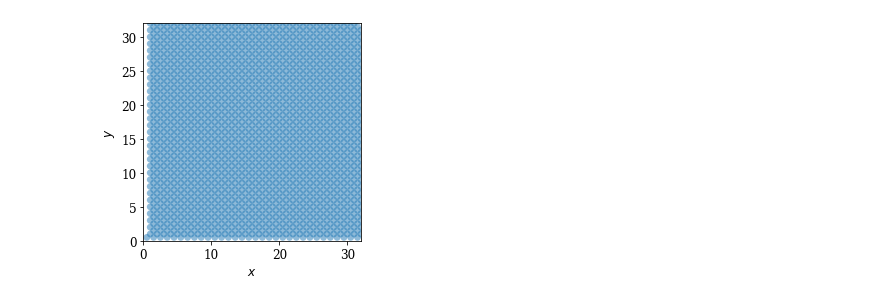
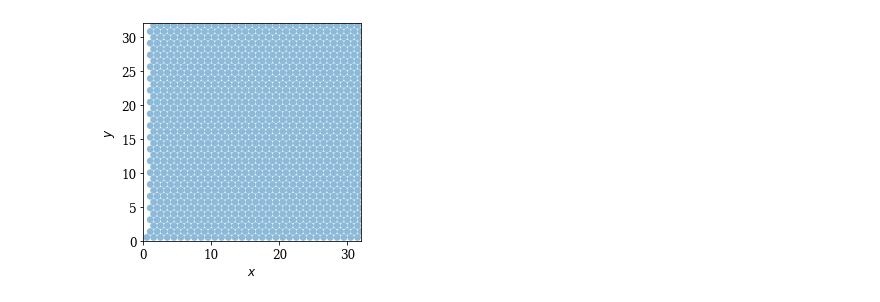
Before and after one commit to znicolaou/manybody, a Jupyter notebook: plot.ipynb, the cells around one changed output. Saved outputs shown, nothing was run; the diff lists cells and outputs as text; code cells hidden in the pictures.

```diff
--- a/plot.ipynb
+++ b/plot.ipynb
@@ -57,0 +77,32 @@ plt.show()
+# %%
+plt.subplots(1,2,figsize=(8,4))
+for i in range(1,21):
+    filebase='data/lattice/'+str(i)
+    file=open(filebase+'out.dat')
+    N,dim,L,R,t1,t3,dt=file.readline().split()
+    N=int(N)
+    dim=int(dim)
+    L=float(L)
+    R=float(R)
+    t1=float(t1)
+    t3=float(t3)
+    dt=float(dt)
+    file.close()
+    times=np.fromfile(filebase+'times.dat')
+    order=np.fromfile(filebase+'orders.dat',dtype=np.int32)
+    states=np.fromfile(filebase+'states.dat')
+    states=states.reshape((int(len(states)/((2*dim)*N)),(2*dim)*N))
+
+    plt.subplot(1,2,1)
+    plt.ylabel('$z$')
+    plt.xlabel('$t$')
+    plt.plot(dt*np.arange(len(order)),order/(N/2))
+    plt.subplot(1,2,2)
+    plt.yscale('log')
+    plt.xscale('log')
+    plt.xlabel('$t$')
+    plt.ylabel('$D$')
+    plt.plot(dt*np.arange(len(states)), np.mean((np.mod(states[:,0::4]-states[0,0::4]+L/2,L)-L/2)**2+(np.mod(states[:,1::4]-states[0,1::4]+L/2,L)-L/2)**2,axis=1)**0.5)
+
+plt.tight_layout()
+plt.show()
@@ -106,27 +142,27 @@ Video(filebase+'animation.mp4',width=512)
 # %%
-N=2048-32
+N=1166
 R=0.5
 V=0.1
 xs=[]
 ys=[]
 x=R
 y=R
 for i in range(N):
     xs.append(x)
     ys.append(y)
     x=x+2*R
     if(x>L):
-        y=y+R
+        y=y+3**0.5*R
         x=np.mod(x+R,L)
+
+ic=np.concatenate(np.array([xs,ys,V*(np.random.random(N)-0.5),V*(np.random.random(N)-0.5)]).T)
 circles = [plt.Circle((x,y), radius=R) for (x,y) in zip(ic[0::4],ic[1::4])]
 plt.gca().add_collection(collections.PatchCollection(circles,alpha=0.5))
 plt.xlim(0,L)
 plt.ylim(0,L)
 plt.xlabel('$x$')
 plt.ylabel('$y$')
 plt.gca().set_aspect(1)
-
-ic=np.concatenate(np.array([xs,ys,V*(np.random.random(N)-0.5),V*(np.random.random(N)-0.5)]).T)
-ic.tofile('data/lattice2ic.dat')
+ic.tofile('data/latticeic.dat')
 # %% [output]
-[figure, old version]
+[figure, new version]
```
Also changed, not shown: parts of 8 cells of this notebook, 8 other files.
